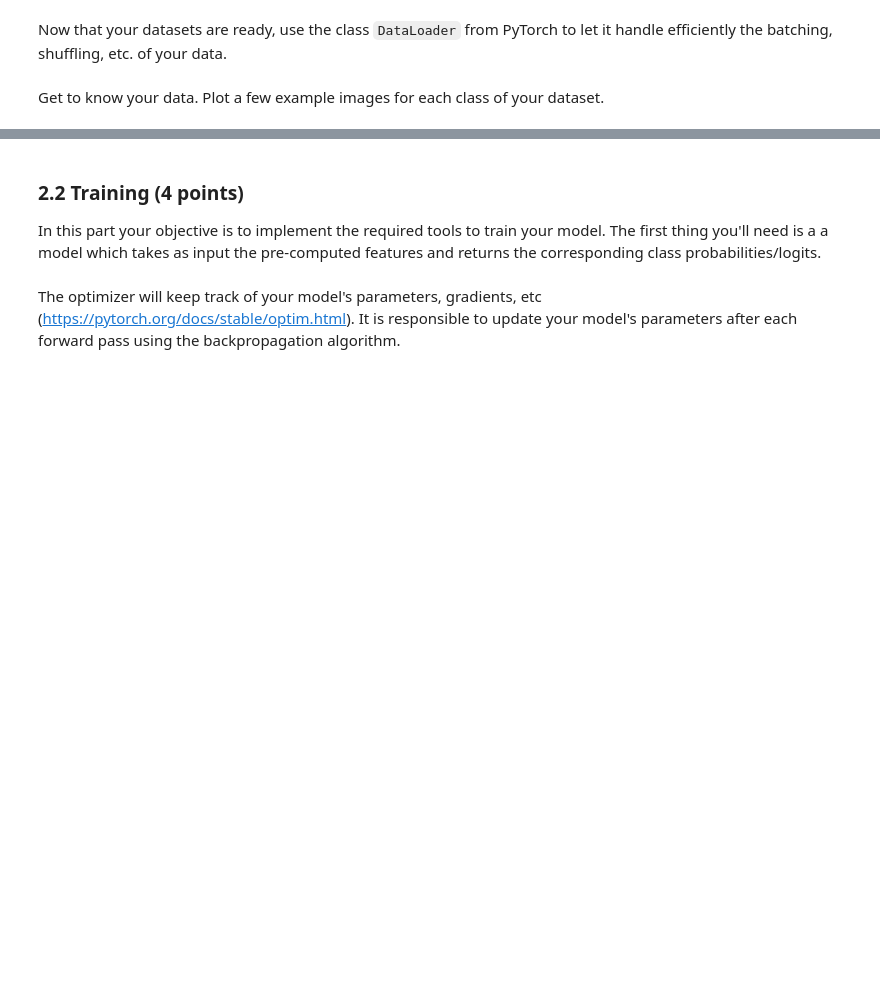
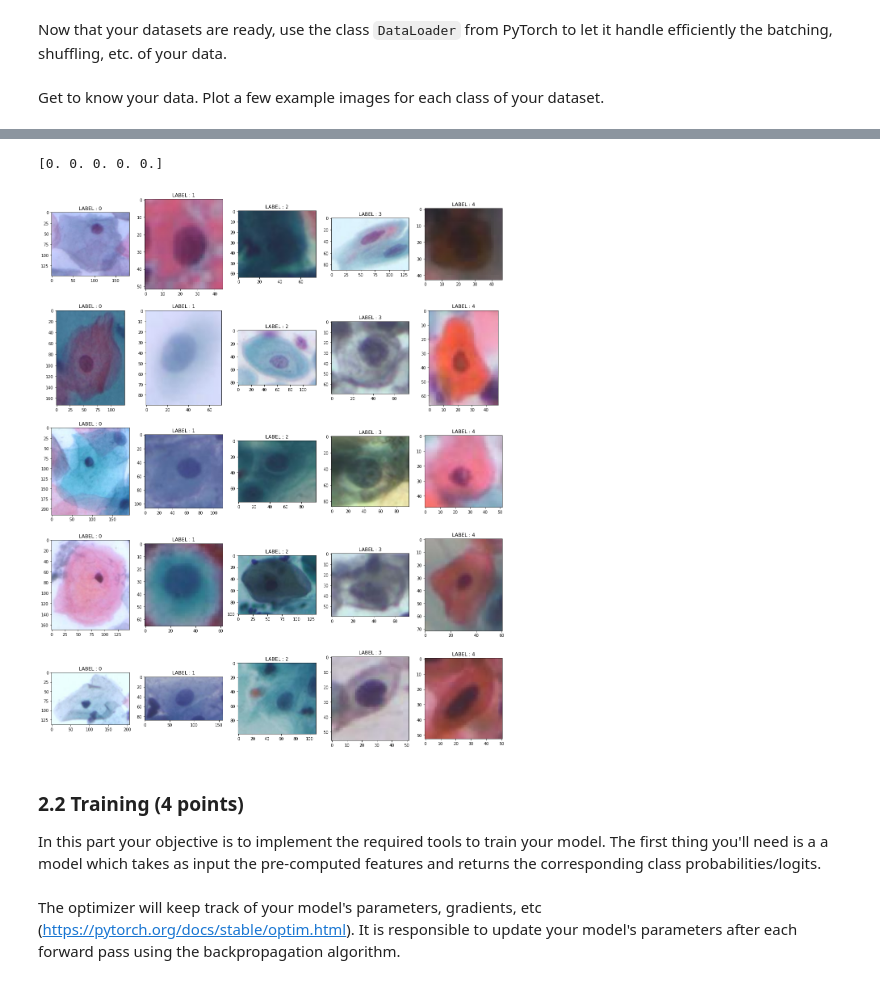
Before and after one commit to rinoago/iapr, a Jupyter notebook: labs/lab_03_classification.ipynb, the cells around one changed output, grey strips where cells are left out. Saved outputs shown, nothing was run; the diff lists cells and outputs as text; code cells hidden in the pictures; blank space fills up the shorter version.

```diff
--- a/labs/lab_03_classification.ipynb
+++ b/labs/lab_03_classification.ipynb
@@ -462,3 +478,25 @@ Get to know your data. Plot a few example images for each class of your dataset.
+# %%
+col = len(train_dataset.label_dict)
+row =5 # set how many of each label
+
+
+fig, ax = plt.subplots(row, col, figsize=(20, 5*row))
+
+buff= np.zeros(col)
+print(buff)
+
+for i in range(len(train_dataset)):
+    embedding, label, path= train_dataset[i]
+    lab= label.item()
+    if buff[lab] >=row :
+        continue
+    else :
+        ax[int(buff[lab]),int(lab)].imshow(mpimg.imread(os.path.join(path_image, path)))
+        ax[int(buff[lab]),int(lab)].set_title('LABEL : '+ str(lab))
+        buff[lab]+=1
+# %% [output]
+[0. 0. 0. 0. 0.]
+[figure, added]
 # %% [markdown]
 ### 2.2 Training (4 points)
 In this part your objective is to implement the required tools to train your model. The first thing you'll need is a a model which takes as input the pre-computed features and returns the corresponding class probabilities/logits.
```
Also changed, not shown: parts of 8 cells of this notebook.
